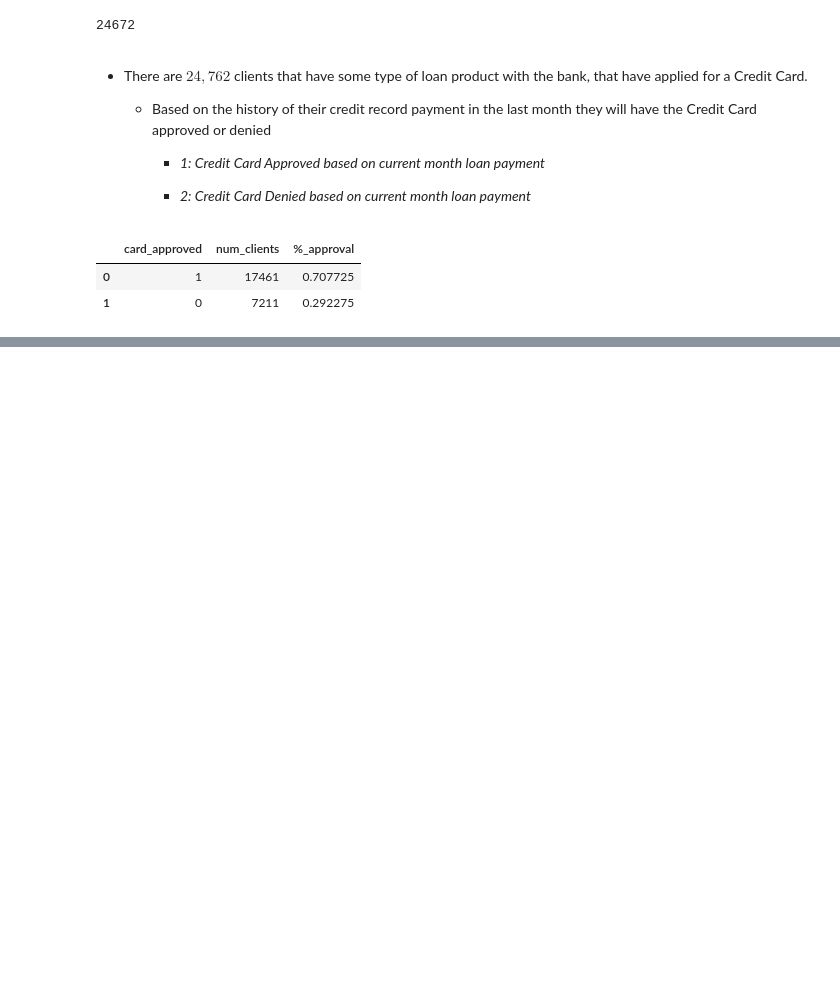
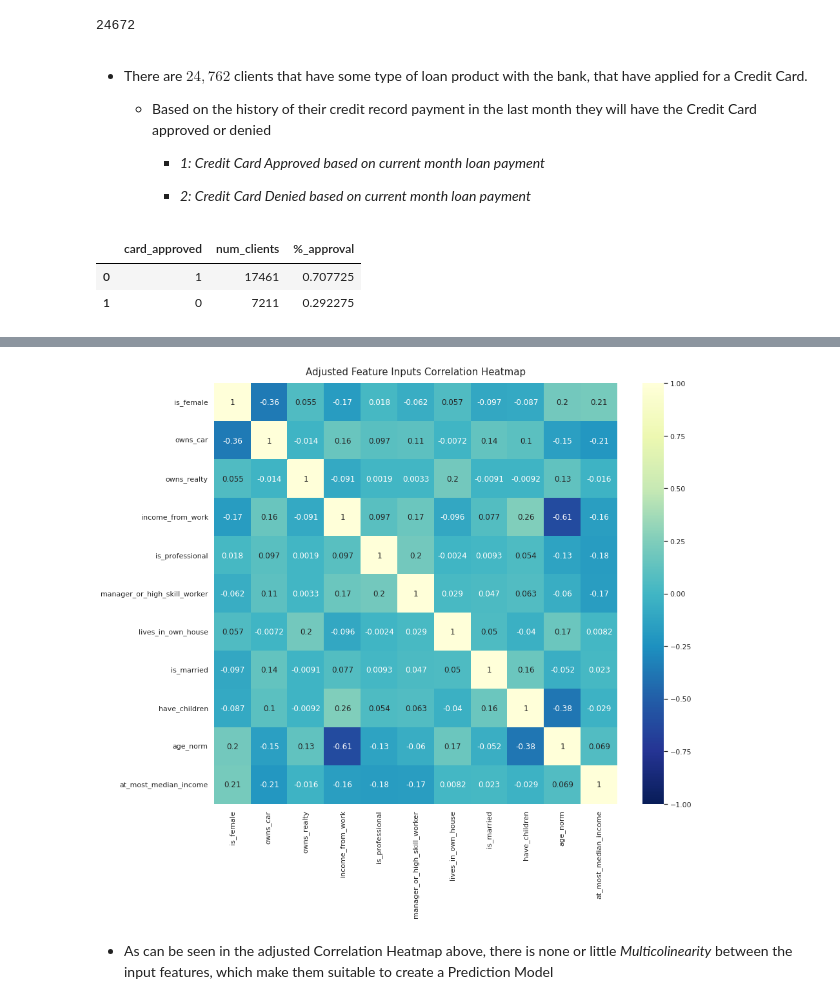
Before and after one commit to princeKike27/Credit-Card-Approval-Prediction, a Jupyter notebook: Credit_Car_Approval_Prediction.ipynb, the cells around one changed output, grey strips where cells are left out. Drawn from its saved outputs; the diff is of its cells as text; code cells hidden in the pictures; blank space fills up the shorter version.

```diff
--- a/Credit_Car_Approval_Prediction.ipynb
+++ b/Credit_Car_Approval_Prediction.ipynb
@@ -1786,0 +1843,18 @@ cards_pre_approved
+# %%
+# remove features from df_inputs
+df_inputs = df_inputs[['is_female', 'owns_car', 'owns_realty', 'income_from_work',
+       'is_professional', 'manager_or_high_skill_worker', 'lives_in_own_house',
+       'is_married', 'have_children', 'age_norm','at_most_median_income']]
+
+# correlation heatmap
+fig, ax = plt.subplots(figsize=(14, 12))
+
+sns.heatmap(df_inputs.corr(), vmin=-1, vmax=1, annot=True, cmap='YlGnBu_r')
+
+plt.title('Adjusted Feature Inputs Correlation Heatmap', pad=13, size=15)
+
+plt.show()
+# %% [output]
+[figure, added]
+# %% [markdown]
+- As can be seen in the adjusted Correlation Heatmap above, there is none or little *Multicolinearity* between the input features, which make them suitable to create a Prediction Model
```
Also changed, not shown: parts of 30 cells of this notebook.
